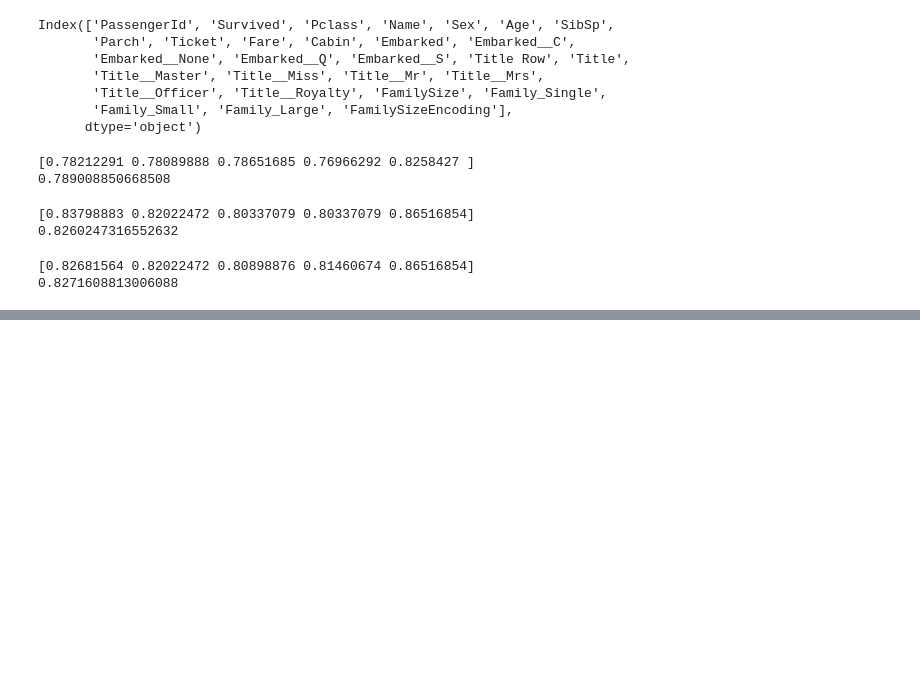
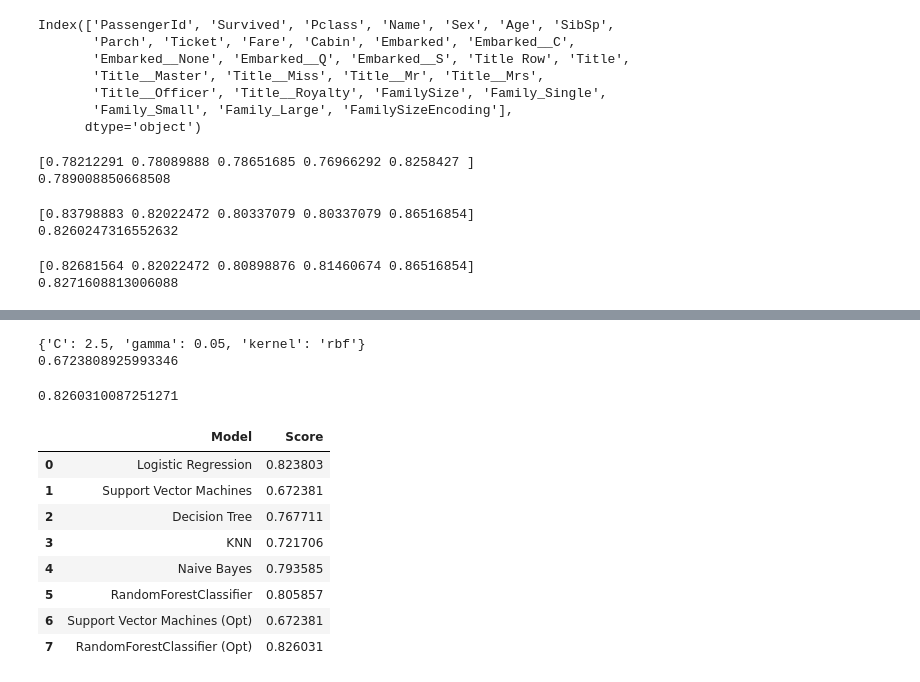
Before and after one commit to v123582/titanic-analysis, a Jupyter notebook: 專題實作_01：鐵達尼號存活預測.ipynb, the cells around one changed output, grey strips where cells are left out. Saved outputs shown, nothing was run; the diff lists cells and outputs as text; code cells hidden in the pictures; blank space fills up the shorter version.

```diff
--- a/專題實作_01：鐵達尼號存活預測.ipynb
+++ b/專題實作_01：鐵達尼號存活預測.ipynb
@@ -487,0 +559,62 @@ print(scores.mean())
+# %%
+from sklearn.model_selection import GridSearchCV
+
+svc = SVC()
+Parameters = {
+    'C' : [ 1.5, 2, 2.5],
+    'gamma' : [0.05,0.1],
+    'kernel' : ['rbf']
+}
+
+clf= GridSearchCV(svc, Parameters, cv = 5, n_jobs = 6)
+clf.fit(train_X, train_y)
+print(clf.best_params_)
+# Result: C = 2, gamma = 0.1 if using Gaussian Kernel
+
+scores_7 = cross_val_score(svc, train_X, train_y.values.ravel(), cv=5,scoring='accuracy').mean()
+print(scores_7)
+# %% [output]
+{'C': 2.5, 'gamma': 0.05, 'kernel': 'rbf'}
+0.6723808925993346
+# %%
+
+rf = RandomForestClassifier(n_estimators=100)
+Parameters = {
+  'max_depth' : [6, 8],
+  'n_estimators': [50, 10],
+  'max_features': ['sqrt', 'auto'],
+  'min_samples_split': [3, 10],
+  'min_samples_leaf': [3, 10],
+  'bootstrap': [True, False],
+}
+
+rf = GridSearchCV(rf, Parameters,cv = 5)
+scores_8 = cross_val_score(rf, train_X, train_y.values.ravel(),cv=5,scoring='accuracy').mean()
+print(scores_8)
+# %% [output]
+0.8260310087251271
+# %%
+
+models = pd.DataFrame({
+    'Model': ['Logistic Regression',
+              'Support Vector Machines',
+              'Decision Tree',
+              'KNN',
+              'Naive Bayes',
+              'RandomForestClassifier',
+              'Support Vector Machines  (Opt)',
+              'RandomForestClassifier (Opt)'
+              ],
+    'Score': [scores_1, scores_2, scores_3, scores_4, scores_5, scores_6, scores_7, scores_8]})
+
+models
+# %% [output]
+|  | Model | Score |
+| 0 | Logistic Regression | 0.823803 |
+| 1 | Support Vector Machines | 0.672381 |
+| 2 | Decision Tree | 0.767711 |
+| 3 | KNN | 0.721706 |
+| 4 | Naive Bayes | 0.793585 |
+| 5 | RandomForestClassifier | 0.805857 |
+| 6 | Support Vector Machines (Opt) | 0.672381 |
+| 7 | RandomForestClassifier (Opt) | 0.826031 |
```
Also changed, not shown: parts of 3 cells of this notebook.
